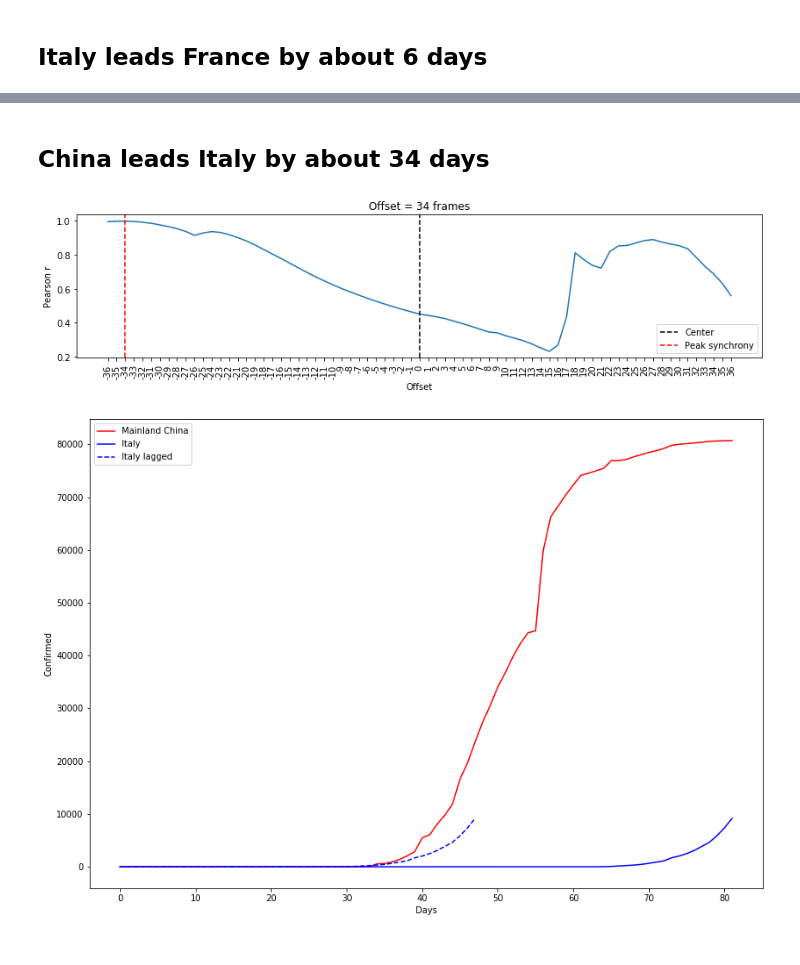
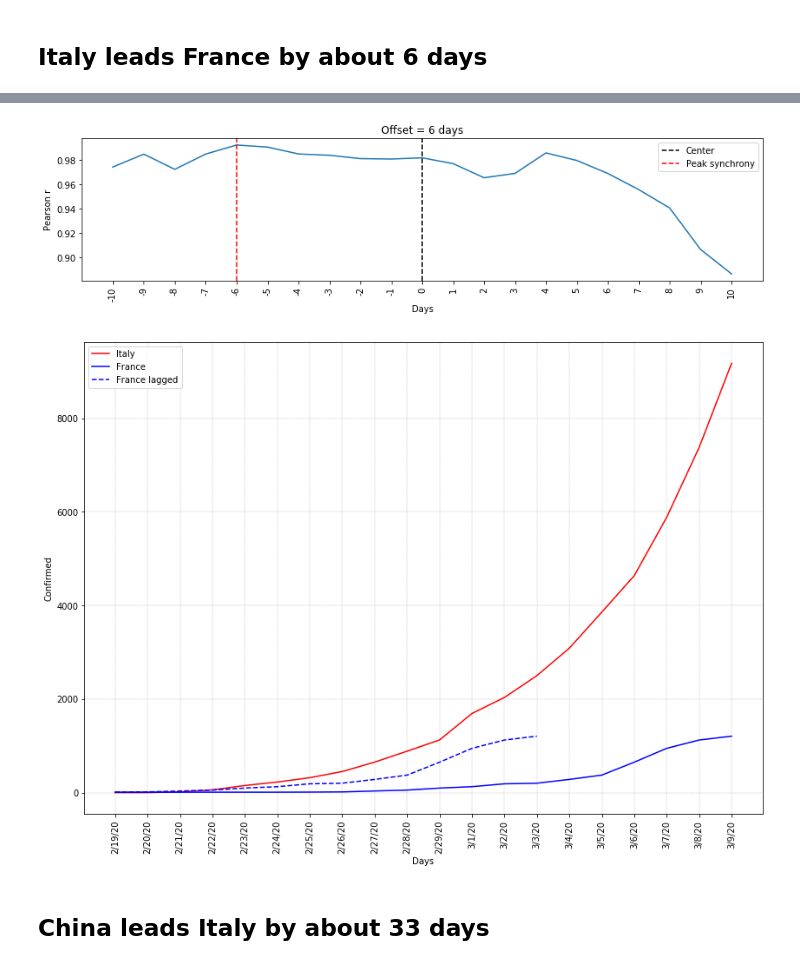
Before and after one commit to ClementBM/Experiment_Coronavius, a Jupyter notebook: notebook/Coronavirus_By_Country.ipynb, the cells around one changed output, grey strips where cells are left out. Cells and saved outputs as stored; diff of their text form; code cells hidden in the pictures.

```diff
--- a/notebook/Coronavirus_By_Country.ipynb
+++ b/notebook/Coronavirus_By_Country.ipynb
@@ -244,10 +245,10 @@ plot_with_lag(df_bycountry, "Italy", "France", -6)
+# %%
+origin = "2/19/20"
+
+italy_france_offset = synchrony(df_bycountry.loc["Italy",origin:], df_bycountry.loc["France",origin:], 10)
+plot_with_lag(df_bycountry.loc["Italy",origin:], df_bycountry.loc["France",origin:], -italy_france_offset)
+# %% [output]
+[figure, added]
+[figure, added]
 # %% [markdown]
-## China leads Italy by about 34 days
+## China leads Italy by about 33 days
-# %%
-synchrony(df_bycountry_norm.loc["Mainland China",:], df_bycountry_norm.loc["Italy",:], 36)
-# %% [output]
-[figure, removed]
-# %%
-plot_with_lag(df_bycountry, "Mainland China", "Italy", -34)
-# %% [output]
-[figure, removed]
```
Also changed, not shown: parts of 12 cells of this notebook.
